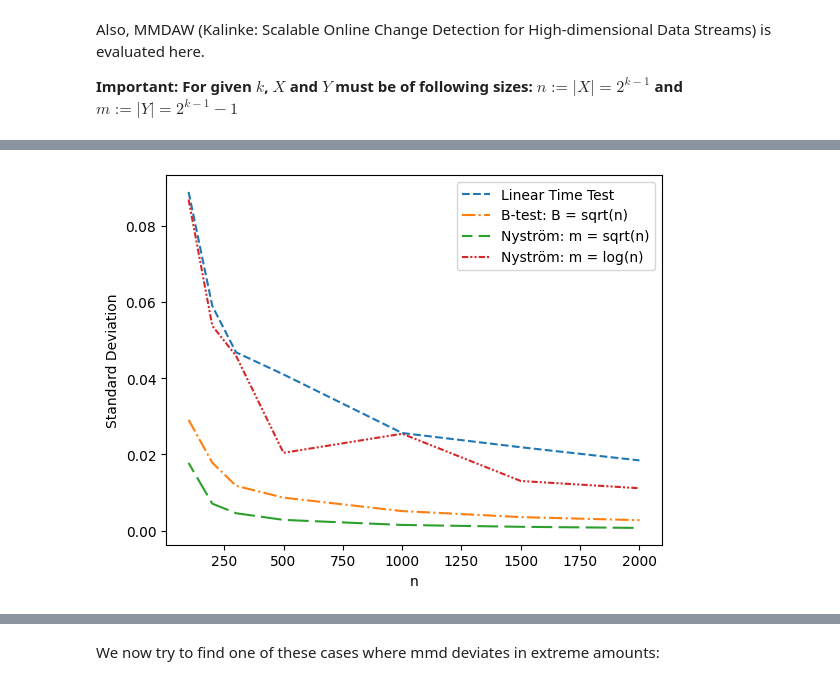
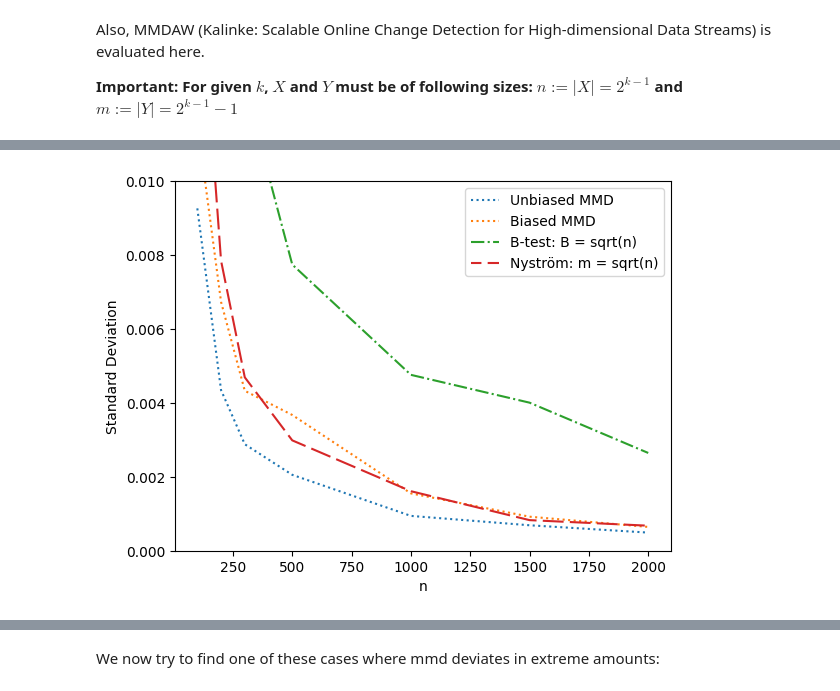
Before and after one commit to blendaddict/MMDEW_Nystroem, a Jupyter notebook: src/mmd_testing_georg.ipynb, the cells around one changed output, grey strips where cells are left out. Cells and saved outputs as stored; diff of their text form; code cells hidden in the pictures.

```diff
--- a/src/mmd_testing_georg.ipynb
+++ b/src/mmd_testing_georg.ipynb
@@ -233,11 +231,12 @@ mmdaw_scale = [6, 7, 8, 9, 10, 11, 12]
 iterations = 100
 
 estimators = [
-             #(unbiased_mmd, None, regular_scale, "Unbiased", "dotted"),
-             (ltt, None, regular_scale, "Linear Time Test", "dashed"),
+             (unbiased_mmd, None, regular_scale, "Unbiased MMD", "dotted"),
+             #(ltt, None, regular_scale, "Linear Time Test", "dashed"),
+             (biased_mmd, None, regular_scale, "Biased MMD", "dotted"),
              (b_test, lambda x: np.sqrt(x), regular_scale, "B-test: B = sqrt(n)", "dashdot"),
              (nystroem_mmd, lambda x: np.sqrt(x), regular_scale, "Nyström: m = sqrt(n)", (5, (10, 3))),
-             (nystroem_mmd, lambda x: np.log(x), regular_scale, "Nyström: m = log(n)", (0, (3, 1, 1, 1, 1, 1))),
+             #(nystroem_mmd, lambda x: np.log(x), regular_scale, "Nyström: m = log(n)", (0, (3, 1, 1, 1, 1, 1))),
              #(run_mmdaw, None, mmdaw_scale, "MMDAW", "solid")
             ]
 
@@ -264,6 +263,7 @@ for (estimator, magnitude, scale, label, linestyle) in estimators:
     plt.ylabel("Standard Deviation")
     end = time.time()
     print(f"{label}: took {end - start}s")
+plt.ylim(0,.01)
 plt.legend(loc="upper right")
 plt.savefig('mmd-estimators_mmdaw.pdf')
 plt.show()
@@ -275,4 +275,4 @@ Nyström: m = log(n): took 0.6691761016845703s
-[figure, old version]
+[figure, new version]
 # %%
 def k(x,y,gamma=1):
     return metrics.pairwise.linear_kernel(x, y,gamma)
```
Also changed, not shown: parts of 14 cells of this notebook, 14 other files.
